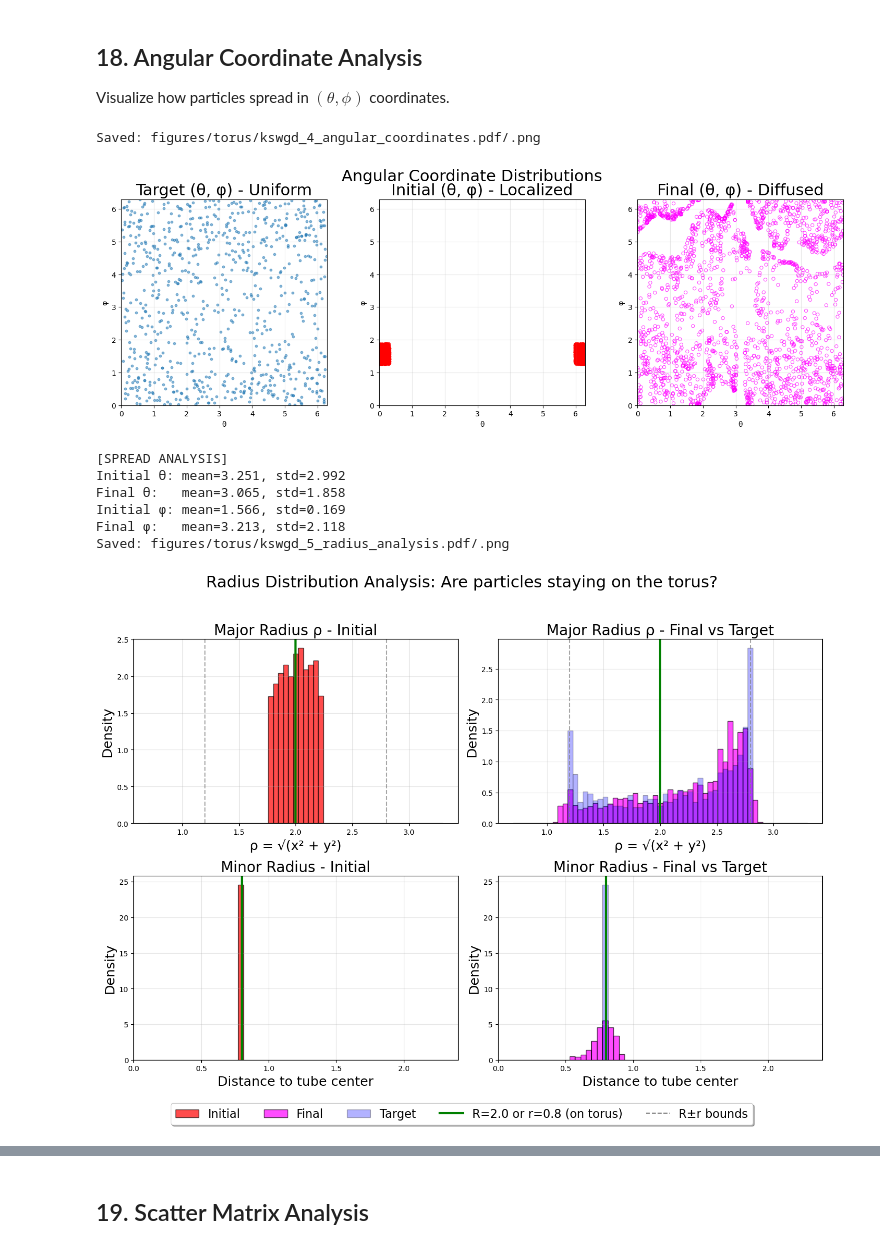
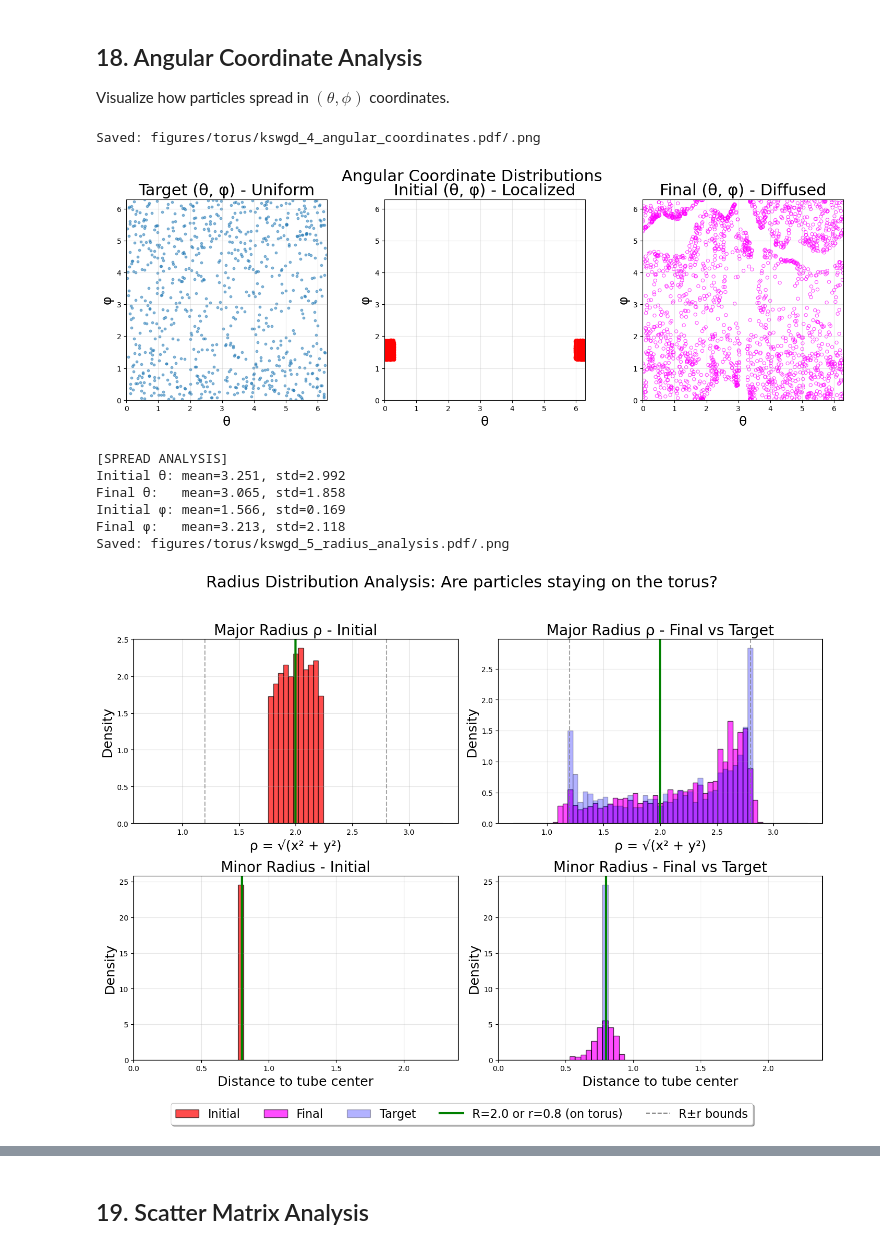
Before and after one commit to TalkingDoll/kswgd, a Jupyter notebook: test_1_torus_kernel_edmd.ipynb, the cells around one changed output, grey strips where cells are left out. Drawn from its saved outputs; the diff is of its cells as text; code cells hidden in the pictures.

```diff
--- a/test_1_torus_kernel_edmd.ipynb
+++ b/test_1_torus_kernel_edmd.ipynb
@@ -1200,8 +1200,8 @@ fig, axes = plt.subplots(1, 3, figsize=(15, 5))
 
 # Target distribution in angular coordinates
 axes[0].scatter(theta_tar, phi_tar, s=10, c='C0', alpha=0.5)
-axes[0].set_xlabel('θ')
-axes[0].set_ylabel('φ')
+axes[0].set_xlabel('θ', fontsize=18)
+axes[0].set_ylabel('φ', fontsize=18)
 axes[0].set_title('Target (θ, φ) - Uniform', fontsize=22)
 axes[0].set_xlim(0, 2*np.pi)
 axes[0].set_ylim(0, 2*np.pi)
@@ -1210,8 +1210,8 @@ axes[0].grid(True, alpha=0.3)
 
 # Initial distribution in angular coordinates
 axes[1].scatter(theta_init_final, phi_init_final, s=20, c='red', alpha=0.7)
-axes[1].set_xlabel('θ')
-axes[1].set_ylabel('φ')
+axes[1].set_xlabel('θ', fontsize=18)
+axes[1].set_ylabel('φ', fontsize=18)
 axes[1].set_title('Initial (θ, φ) - Localized', fontsize=22)
 axes[1].set_xlim(0, 2*np.pi)
 axes[1].set_ylim(0, 2*np.pi)
@@ -1220,8 +1220,8 @@ axes[1].grid(True, alpha=0.3)
 
 # Final distribution in angular coordinates
 axes[2].scatter(theta_final, phi_final, s=20, facecolors='none', edgecolors='magenta', linewidths=0.8, alpha=0.7)
-axes[2].set_xlabel('θ')
-axes[2].set_ylabel('φ')
+axes[2].set_xlabel('θ', fontsize=18)
+axes[2].set_ylabel('φ', fontsize=18)
 axes[2].set_title('Final (θ, φ) - Diffused', fontsize=22)
 axes[2].set_xlim(0, 2*np.pi)
 axes[2].set_ylim(0, 2*np.pi)
@@ -1336,34 +1336,34 @@ plt.savefig('figures/torus/kswgd_5_radius_analysis.png', dpi=300, bbox_inches='t
 print("Saved: figures/torus/kswgd_5_radius_analysis.pdf/.png")
 plt.show()
 
 # Print radius statistics
 print("\n[RADIUS ANALYSIS] - Key metric: do particles stay on torus surface?")
 print(f"\n1. Major radius ρ = √(x²+y²) [distance from z-axis]:")
 print(f"   On torus surface: ρ ∈ [R-r, R+r] = [{R-r:.2f}, {R+r:.2f}]")
 print(f"   Initial (φ≈π/2 → ρ≈R): mean={np.mean(rho_init):.4f}, std={np.std(rho_init):.4f}")
 print(f"   Final:                  mean={np.mean(rho_final):.4f}, std={np.std(rho_final):.4f}")
 print(f"   Target:                 mean={np.mean(rho_tar):.4f}, std={np.std(rho_tar):.4f}")
 
 print(f"\n2. Minor radius [distance to tube center]:")
 print(f"   On torus surface: dist = r = {r:.2f} (exactly!)")
 print(f"   Initial:  mean={np.mean(dist_to_tube_center_init):.4f}, std={np.std(dist_to_tube_center_init):.6f}")
 print(f"   Final:    mean={np.mean(dist_to_tube_center_final):.4f}, std={np.std(dist_to_tube_center_final):.4f}")
 print(f"   Target:   mean={np.mean(dist_to_tube_center_tar):.4f}, std={np.std(dist_to_tube_center_tar):.6f}")
 
 # Check if particles flew off the torus
 off_torus_init = np.sum(np.abs(dist_to_tube_center_init - r) > 0.01)
 off_torus_final = np.sum(np.abs(dist_to_tube_center_final - r) > 0.1)
 
 print(f"\n[TORUS CHECK]")
 print(f"\n[TORUS CHECK]")
 print(f"   Final particles off torus (|dist-r|>0.1):    {off_torus_final}/{m} ({100*off_torus_final/m:.1f}%)")
 
 print(f"   Initial particles off torus (|dist-r|>0.01): {off_torus_init}/{m} ({100*off_torus_init/m:.1f}%)")
 print(f"   Initial particles off torus (|dist-r|>0.01): {off_torus_init}/{m} ({100*off_torus_init/m:.1f}%)")
 print(f"   Final particles off torus (|dist-r|>0.1):    {off_torus_final}/{m} ({100*off_torus_final/m:.1f}%)")
 # %% [output]
 Saved: figures/torus/kswgd_4_angular_coordinates.pdf/.png
-[figure, old version]
+[figure, new version]
 [SPREAD ANALYSIS]
 Initial θ: mean=3.251, std=2.992
 Final θ:   mean=3.065, std=1.858
```
Also changed, not shown: 6 other files.
